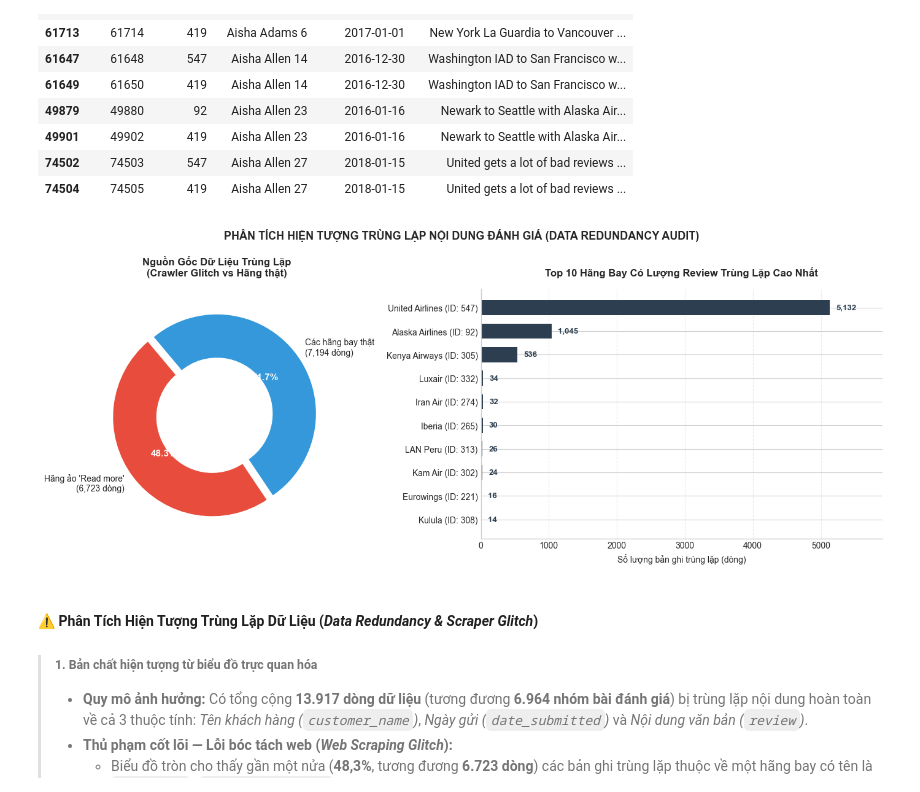
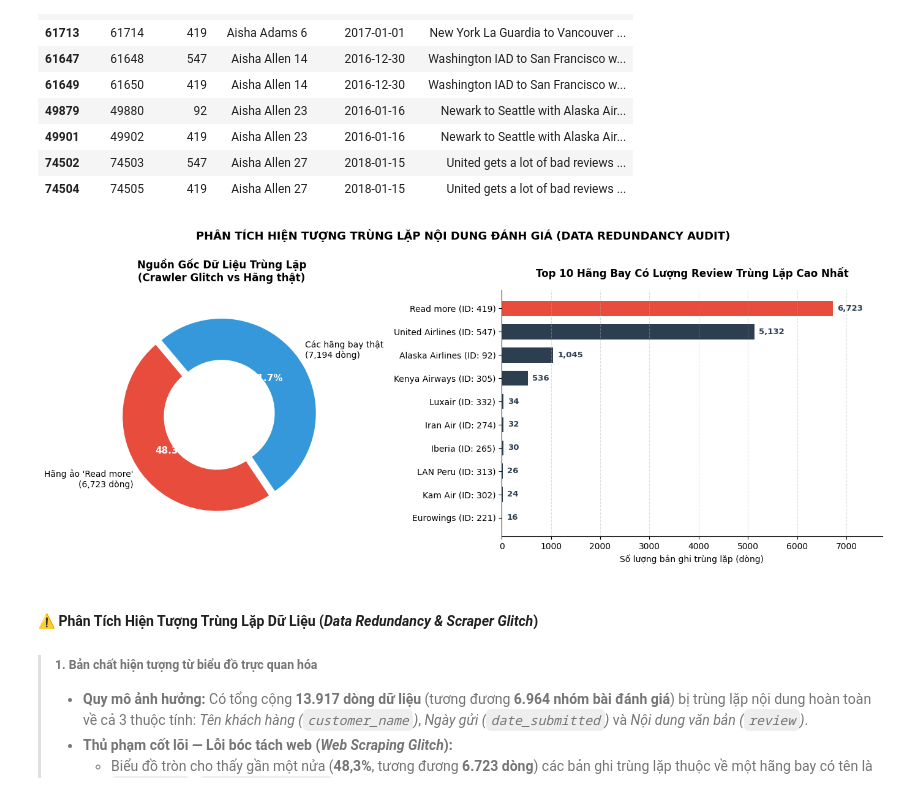
Before and after one commit to mantrinh67/DA-Porfolio, a Jupyter notebook: EDA_airline.ipynb, the cells around one changed output. Cells and saved outputs as stored; diff of their text form; code cells hidden in the pictures.

```diff
--- a/EDA_airline.ipynb
+++ b/EDA_airline.ipynb
@@ -481,7 +481,7 @@ Số nhóm nội dung trùng nhau độc nhất: 6953
 | 74504 | 74505 | 419 | Aisha Allen 27 | 2018-01-15 | United gets a lot of bad reviews ... |
 # %%
 # 1. Ghép nối với bảng danh mục airlines để lấy tên hãng bay
-dups_with_name = dups.merge(airlines[['airline_id', 'airline_name']], on='airline_id', how='left')
+dups_with_name = dups.merge(airline[['airline_id', 'airline_name']], on='airline_id', how='left')
 
 # Tạo nhãn: "Tên hãng (ID: xxx)"
 dups_with_name['airline_label'] = dups_with_name['airline_name'] + ' (ID: ' + dups_with_name['airline_id'].astype(str) + ')'
@@ -514,34 +514,34 @@ for at in autotexts:
     at.set_color('white')
     at.set_fontsize(11)
     at.set_weight('bold')
 
 ax1.set_title('Nguồn Gốc Dữ Liệu Trùng Lặp\n(Crawler Glitch vs Hãng thật)', fontsize=12, fontweight='bold', pad=15)
 
 # --- BIỂU ĐỒ 2: TOP 10 HÃNG BAY CÓ NHIỀU ĐÁNH GIÁ TRÙNG LẶP NHẤT ---
 # Đổi màu đỏ cảnh báo riêng cho 'Read more', các hãng thật dùng màu xanh navy
 bar_colors = ['#e74c3c' if 'Read more' in name else '#2c3e50' for name in top_dups['airline']]
 
 bars = ax2.barh(top_dups['airline'][::-1], top_dups['dup_count'][::-1], color=bar_colors[::-1], height=0.65)
 
 # Thêm nhãn số lượng lên từng thanh
 for bar in bars:
     w = bar.get_width()
     ax2.text(w + 90, bar.get_y() + bar.get_height()/2, f"{int(w):,}",
              va='center', ha='left', fontsize=9.5, fontweight='bold', color='#2c3e50')
 
 ax2.set_title('Top 10 Hãng Bay Có Lượng Review Trùng Lặp Cao Nhất', fontsize=12, fontweight='bold', pad=15)
 ax2.set_xlabel('Số lượng bản ghi trùng lặp (dòng)', fontsize=10)
 ax2.set_xlim(0, max(top_dups['dup_count']) * 1.15)
 ax2.grid(axis='x', linestyle='--', alpha=0.4)
 ax2.spines['top'].set_visible(False)
 ax2.spines['right'].set_visible(False)
 
 plt.suptitle('PHÂN TÍCH HIỆN TƯỢNG TRÙNG LẶP NỘI DUNG ĐÁNH GIÁ (DATA REDUNDANCY AUDIT)',
              fontsize=13, fontweight='bold', y=1.02)
 plt.tight_layout()
 plt.show()
 # %% [output]
-[figure, old version]
+[figure, new version]
 # %% [markdown]
 #### ⚠️ Phân Tích Hiện Tượng Trùng Lặp Dữ Liệu (*Data Redundancy & Scraper Glitch*)
 
```
Also changed, not shown: parts of 15 cells of this notebook.
